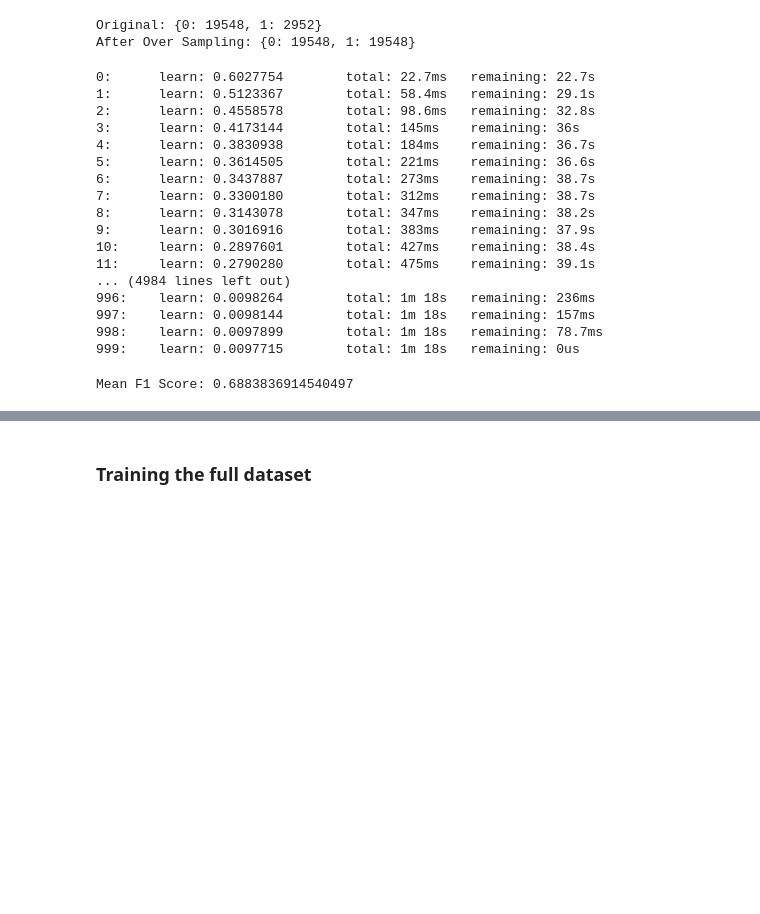
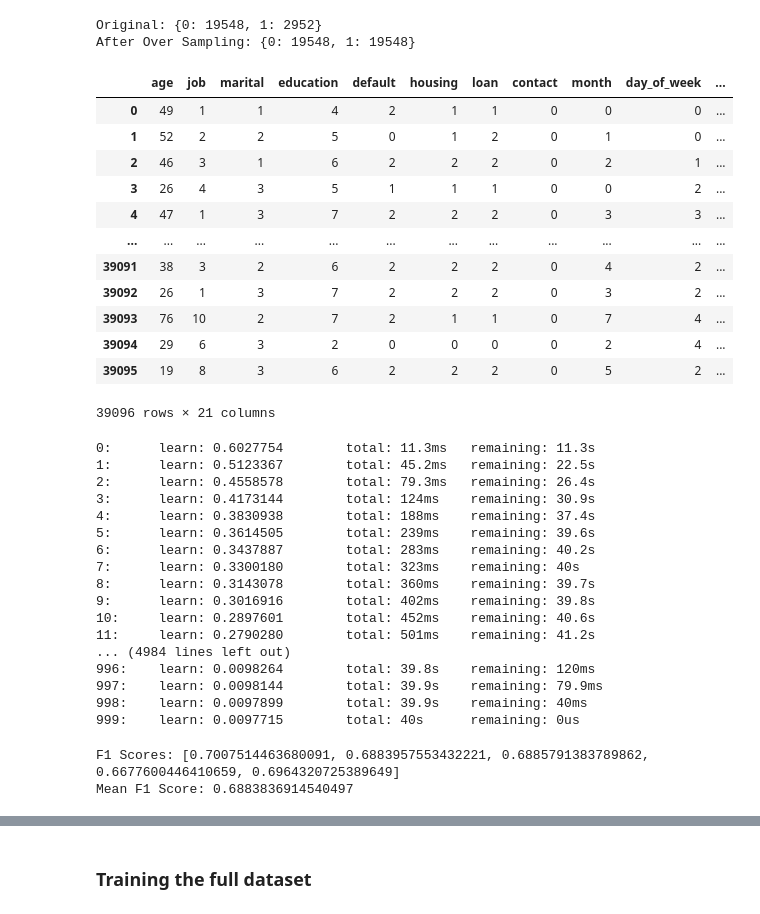
Before and after one commit to yash-meshram/Bank-Direct-Marketing, a Jupyter notebook: Bank Direct Marketing.ipynb, the cells around one changed output, grey strips where cells are left out. Cells and saved outputs as stored; diff of their text form; code cells hidden in the pictures; blank space fills up the shorter version.

```diff
--- a/Bank Direct Marketing.ipynb
+++ b/Bank Direct Marketing.ipynb
@@ -253,7 +261,8 @@ default
 [figure]
 ... (21 outputs left out)
 # %%
-def convert_object_to_int(df):
+def convert_object_to_int(dataframe):
+    df = dataframe.copy()
     for i in df.select_dtypes('O').columns.to_list():
         categories = df[i].unique()
         contain_unknown = False
@@ -286,0 +280,3 @@ convert_object_to_int(df)
+# %%
+df1 = convert_object_to_int(df)
+df1
@@ -287,6 +299,6 @@ convert_object_to_int(df)
 # %%
-x = df.drop('subscribe', axis=1)
-y = df.subscribe
+x = df1.drop('subscribe', axis=1)
+y = df1.subscribe
 # %% [markdown]
 ### Balancing  the date
 # %%
@@ -307,3 +319,21 @@ print("After Over Sampling: {}".format(Counter(y_overSample)))
 # %% [output]
 Original: {0: 19548, 1: 2952}
 After Over Sampling: {0: 19548, 1: 19548}
+# %%
+df_overSample = x_overSample
+df_overSample['subscribe'] = y_overSample
+df_overSample
+# %% [output]
+|  | age | job | marital | education | default | housing | loan | contact | month | day_of_week | ... |
+| 0 | 49 | 1 | 1 | 4 | 2 | 1 | 1 | 0 | 0 | 0 | ... |
+| 1 | 52 | 2 | 2 | 5 | 0 | 1 | 2 | 0 | 1 | 0 | ... |
+| 2 | 46 | 3 | 1 | 6 | 2 | 2 | 2 | 0 | 2 | 1 | ... |
+| 3 | 26 | 4 | 3 | 5 | 1 | 1 | 1 | 0 | 0 | 2 | ... |
+| 4 | 47 | 1 | 3 | 7 | 2 | 2 | 2 | 0 | 3 | 3 | ... |
+| ... | ... | ... | ... | ... | ... | ... | ... | ... | ... | ... | ... |
+| 39091 | 38 | 3 | 2 | 6 | 2 | 2 | 2 | 0 | 4 | 2 | ... |
+| 39092 | 26 | 1 | 3 | 7 | 2 | 2 | 2 | 0 | 3 | 2 | ... |
+| 39093 | 76 | 10 | 2 | 7 | 2 | 1 | 1 | 0 | 7 | 4 | ... |
+| 39094 | 29 | 6 | 3 | 2 | 0 | 0 | 0 | 0 | 2 | 4 | ... |
+| 39095 | 19 | 8 | 3 | 6 | 2 | 2 | 2 | 0 | 5 | 2 | ... |
+39096 rows × 21 columns
@@ -326,8 +359,8 @@ scores = []
 
 # Loop over the folds
 for train_index, test_index in kf.split(x):
-    X_train, X_test = x.iloc[train_index], x.iloc[test_index]
-    y_train, y_test = y.iloc[train_index], y.iloc[test_index]
+    X_train, X_test = x_overSample.iloc[train_index], x_overSample.iloc[test_index]
+    y_train, y_test = y_overSample.iloc[train_index], y_overSample.iloc[test_index]
 
     # Fit your model to the training data
     model.fit(X_train, y_train)
@@ -339,26 +372,28 @@ for train_index, test_index in kf.split(x):
     score = f1_score(y_test, y_pred, average='macro')
     scores.append(score)
 # %% [output]
-0:      learn: 0.6027754        total: 22.7ms   remaining: 22.7s
-1:      learn: 0.5123367        total: 58.4ms   remaining: 29.1s
-2:      learn: 0.4558578        total: 98.6ms   remaining: 32.8s
-3:      learn: 0.4173144        total: 145ms    remaining: 36s
-4:      learn: 0.3830938        total: 184ms    remaining: 36.7s
-5:      learn: 0.3614505        total: 221ms    remaining: 36.6s
-6:      learn: 0.3437887        total: 273ms    remaining: 38.7s
-7:      learn: 0.3300180        total: 312ms    remaining: 38.7s
-8:      learn: 0.3143078        total: 347ms    remaining: 38.2s
-9:      learn: 0.3016916        total: 383ms    remaining: 37.9s
-10:     learn: 0.2897601        total: 427ms    remaining: 38.4s
-11:     learn: 0.2790280        total: 475ms    remaining: 39.1s
+0:      learn: 0.6027754        total: 11.3ms   remaining: 11.3s
+1:      learn: 0.5123367        total: 45.2ms   remaining: 22.5s
+2:      learn: 0.4558578        total: 79.3ms   remaining: 26.4s
+3:      learn: 0.4173144        total: 124ms    remaining: 30.9s
+4:      learn: 0.3830938        total: 188ms    remaining: 37.4s
+5:      learn: 0.3614505        total: 239ms    remaining: 39.6s
+6:      learn: 0.3437887        total: 283ms    remaining: 40.2s
+7:      learn: 0.3300180        total: 323ms    remaining: 40s
+8:      learn: 0.3143078        total: 360ms    remaining: 39.7s
+9:      learn: 0.3016916        total: 402ms    remaining: 39.8s
+10:     learn: 0.2897601        total: 452ms    remaining: 40.6s
+11:     learn: 0.2790280        total: 501ms    remaining: 41.2s
 ... (4984 lines left out)
-996:    learn: 0.0098264        total: 1m 18s   remaining: 236ms
-997:    learn: 0.0098144        total: 1m 18s   remaining: 157ms
-998:    learn: 0.0097899        total: 1m 18s   remaining: 78.7ms
-999:    learn: 0.0097715        total: 1m 18s   remaining: 0us
+996:    learn: 0.0098264        total: 39.8s    remaining: 120ms
+997:    learn: 0.0098144        total: 39.9s    remaining: 79.9ms
+998:    learn: 0.0097899        total: 39.9s    remaining: 40ms
+999:    learn: 0.0097715        total: 40s      remaining: 0us
 # %%
 # Print the mean F1 score
 mean_f1_score = np.mean(scores)
+print('F1 Scores:', scores)
 print('Mean F1 Score:', mean_f1_score)
 # %% [output]
+F1 Scores: [0.7007514463680091, 0.6883957553432221, 0.6885791383789862, 0.6677600446410659, 0.6964320725389649]
 Mean F1 Score: 0.6883836914540497
```
Also changed, not shown: parts of 24 cells of this notebook, 6 other files.
